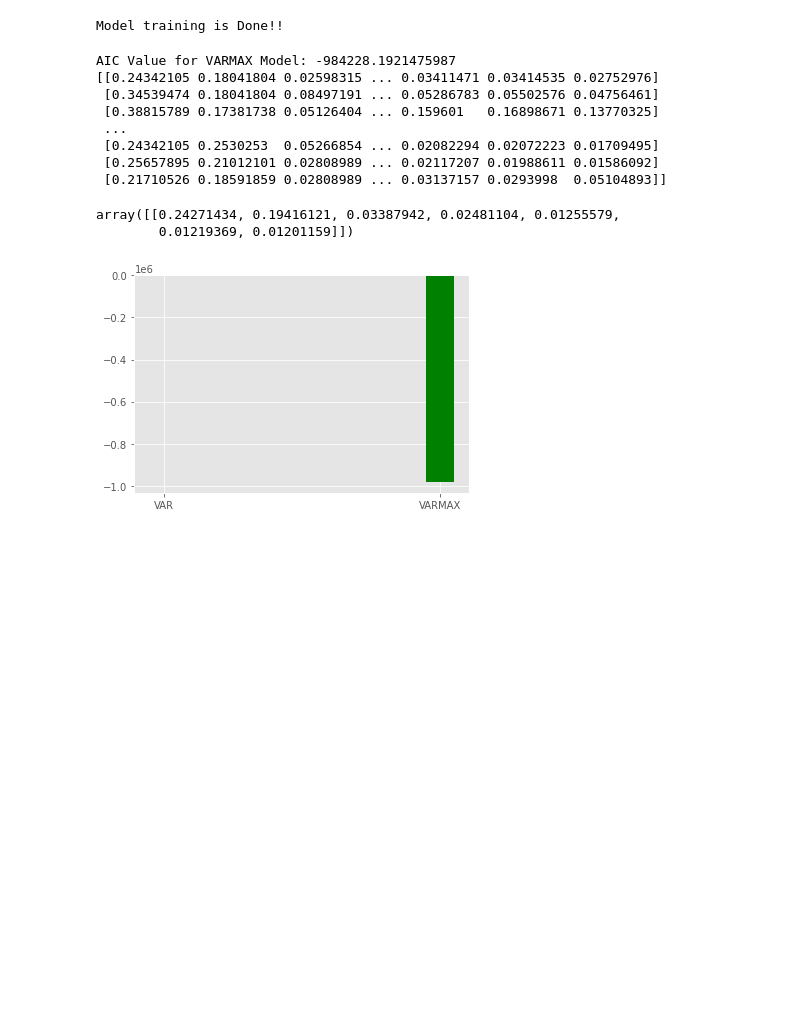
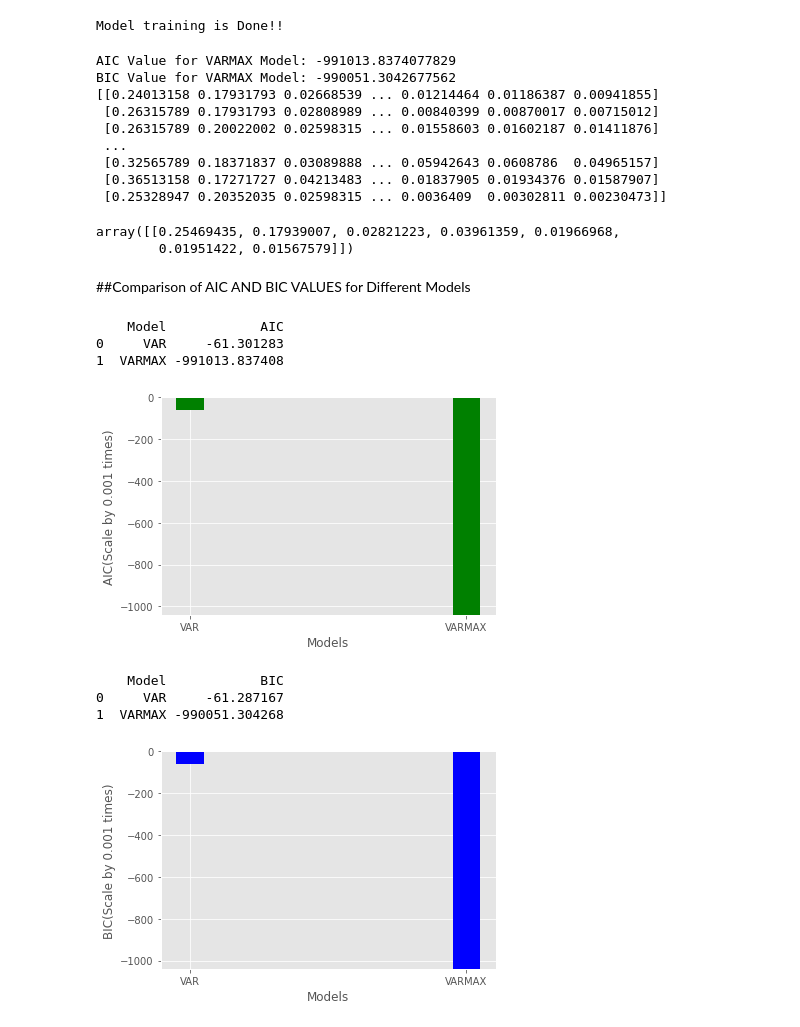
Before and after one commit to utkarshkanswal/Machine-Learning-application-on-Air-quality-dataset, a Jupyter notebook: Machine_Learning_applications_on _air_quality_dataset.ipynb, the cells around one changed output. Saved outputs shown, nothing was run; the diff lists cells and outputs as text; code cells hidden in the pictures; blank space fills up the shorter version.

```diff
--- a/Machine_Learning_applications_on _air_quality_dataset.ipynb
+++ b/Machine_Learning_applications_on _air_quality_dataset.ipynb
@@ -367,13 +389,16 @@ from sklearn.multioutput import MultiOutputRegressor
 model=VAR(endog=y_train,exog=x_train)
 
 #training the model
-model_fit=model.fit(ic='aic')
+model_fit_var=model.fit(ic='aic')
 print("Model training is Done!!")
 # %% [output]
 Model training is Done!!
 # %%
-VAR_Model_AIC=model_fit.aic
+VAR_Model_AIC=model_fit_var.aic
 print("AIC Value for VAR Model:",VAR_Model_AIC)
 aic_values['VAR']=VAR_Model_AIC
+VAR_Model_BIC=model_fit_var.bic
+print("BIC Value for VAR Model:",VAR_Model_BIC)
+bic_values['VAR']=VAR_Model_BIC
 # %% [output]
 AIC Value for VAR Model: -61.30128338731946
@@ -396,33 +422,71 @@ x_train,x_test,y_train,y_test=train_test_split(X1,Y1,test_size=0.2)
 from statsmodels.tsa.vector_ar.var_model import VAR
 from sklearn.multioutput import MultiOutputRegressor
 
-model=VARMAX(endog=y_train,exog=x_train,order=(1,1))
+model=VARMAX(endog=y_train,exog=x_train)
 
 #training the model
-model_fit=model.fit(ic='aic')
+model_fit_varmax=model.fit(ic='aic')
 print("Model training is Done!!")
 # %% [output]
 Model training is Done!!
 # %%
-VARMAX_Model_AIC=model_fit.aic
+VARMAX_Model_AIC=model_fit_varmax.aic
 print("AIC Value for VARMAX Model:",VARMAX_Model_AIC)
 aic_values['VARMAX']=VARMAX_Model_AIC
+VARMAX_Model_BIC=model_fit_varmax.bic
+print("BIC Value for VARMAX Model:",VARMAX_Model_BIC)
+bic_values['VARMAX']=VARMAX_Model_BIC
 print(y_test)
 prediction=model_fit.forecast(exog=x_test[0:1,],steps=1)
 prediction
 # %% [output]
-AIC Value for VARMAX Model: -984228.1921475987
-[[0.24342105 0.18041804 0.02598315 ... 0.03411471 0.03414535 0.02752976]
- [0.34539474 0.18041804 0.08497191 ... 0.05286783 0.05502576 0.04756461]
- [0.38815789 0.17381738 0.05126404 ... 0.159601   0.16898671 0.13770325]
+AIC Value for VARMAX Model: -991013.8374077829
+BIC Value for VARMAX Model: -990051.3042677562
+[[0.24013158 0.17931793 0.02668539 ... 0.01214464 0.01186387 0.00941855]
+ [0.26315789 0.17931793 0.02808989 ... 0.00840399 0.00870017 0.00715012]
+ [0.26315789 0.20022002 0.02598315 ... 0.01558603 0.01602187 0.01411876]
  ...
- [0.24342105 0.2530253  0.05266854 ... 0.02082294 0.02072223 0.01709495]
- [0.25657895 0.21012101 0.02808989 ... 0.02117207 0.01988611 0.01586092]
- [0.21710526 0.18591859 0.02808989 ... 0.03137157 0.0293998  0.05104893]]
+ [0.32565789 0.18371837 0.03089888 ... 0.05942643 0.0608786  0.04965157]
+ [0.36513158 0.17271727 0.04213483 ... 0.01837905 0.01934376 0.01587907]
+ [0.25328947 0.20352035 0.02598315 ... 0.0036409  0.00302811 0.00230473]]
-array([[0.24271434, 0.19416121, 0.03387942, 0.02481104, 0.01255579,
-        0.01219369, 0.01201159]])
+array([[0.25469435, 0.17939007, 0.02821223, 0.03961359, 0.01966968,
+        0.01951422, 0.01567579]])
-# %%
-plt.bar(list(aic_values.keys()),list(aic_values.values()),color='green',width=0.1)
-plt.show()
-# %% [output]
-[figure, removed]
+# %% [markdown]
+##Comparison of AIC AND BIC VALUES for Different Models
+# %%
+df1 = pd.DataFrame(list(aic_values.items()),columns = ['Model','AIC'])
+print(df1)
+
+plt.bar(list(aic_values.keys()),list(aic_values.values()),color='green',width=0.1)
+plt.xlabel('Models')
+plt.ylabel('AIC(Scale by 0.001 times)')
+scale_factor = 0.001
+
+ymin, ymax = plt.ylim()
+
+plt.ylim(ymin * scale_factor, ymax * scale_factor)
+plt.show()
+
+
+df2 = pd.DataFrame(list(bic_values.items()),columns = ['Model','BIC'])
+print(df2)
+
+plt.bar(list(bic_values.keys()),list(bic_values.values()),color='blue',width=0.1)
+plt.xlabel('Models')
+plt.ylabel('BIC(Scale by 0.001 times)')
+scale_factor = 0.001
+
+ymin, ymax = plt.ylim()
+
+plt.ylim(ymin * scale_factor, ymax * scale_factor)
+
+plt.show()
+# %% [output]
+    Model            AIC
+0     VAR     -61.301283
+1  VARMAX -991013.837408
+[figure, added]
+    Model            BIC
+0     VAR     -61.287167
+1  VARMAX -990051.304268
+[figure, added]
```
Also changed, not shown: parts of 8 cells of this notebook.
